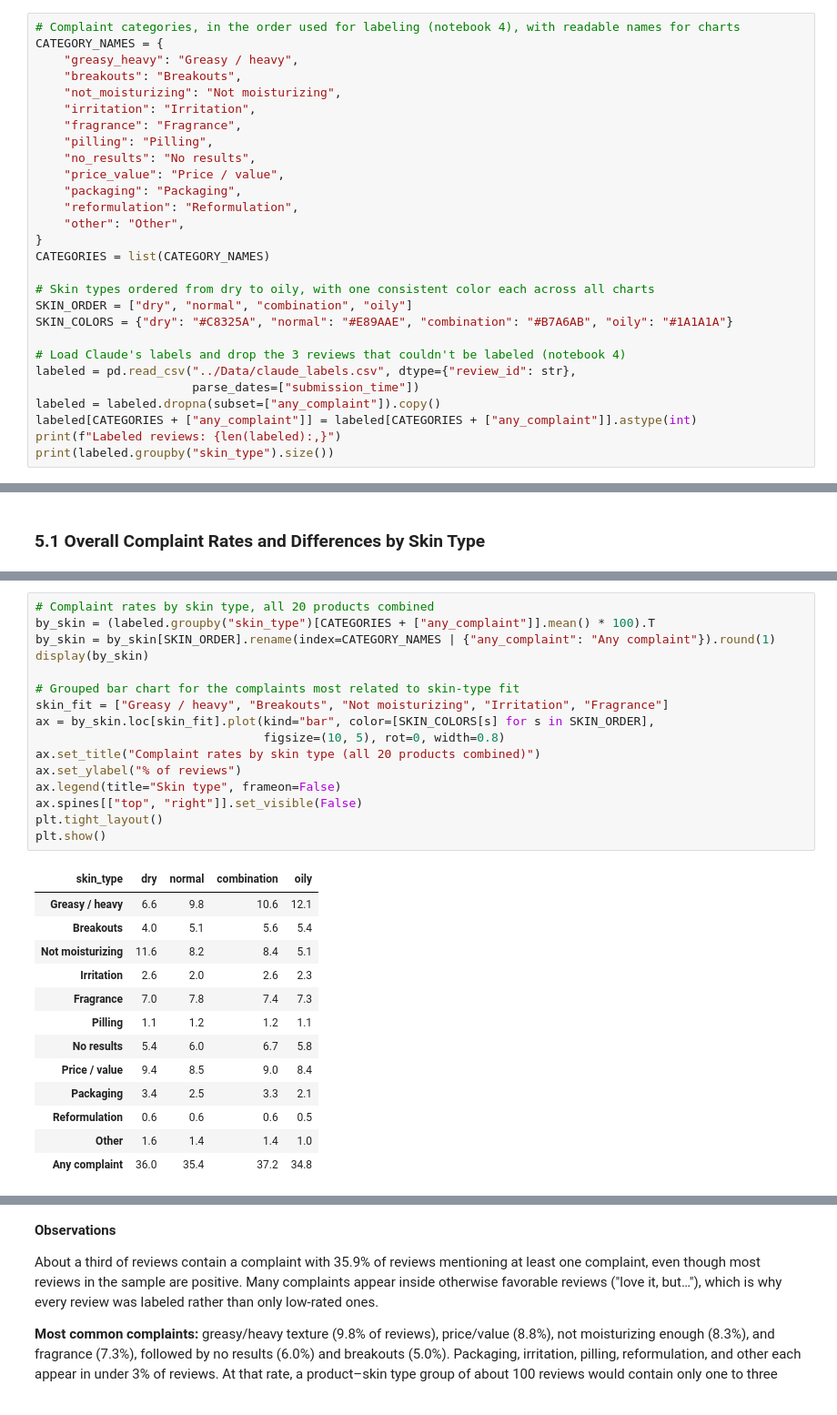
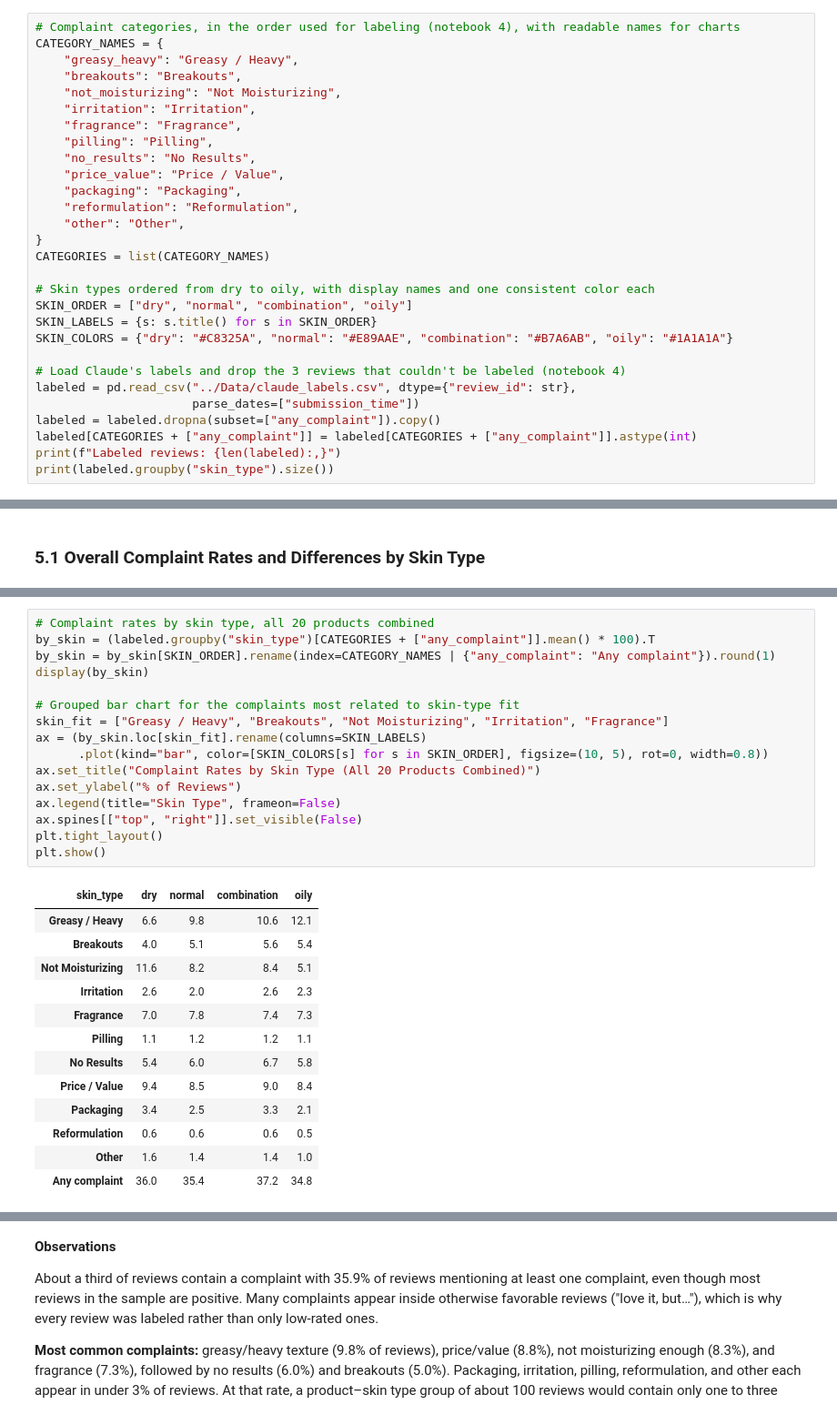
Before and after one commit to Neha-Ko/CDA-Course-Project, a Jupyter notebook: Notebooks/5_Final_Report.ipynb, the cells around one changed output, grey strips where cells are left out. Shown at 91% size. Saved outputs shown, nothing was run; the diff lists cells and outputs as text.

```diff
--- a/Notebooks/5_Final_Report.ipynb
+++ b/Notebooks/5_Final_Report.ipynb
@@ -28,22 +28,23 @@ The autoreload extension is already loaded. To reload it, use:
 # %%
 # Complaint categories, in the order used for labeling (notebook 4), with readable names for charts
 CATEGORY_NAMES = {
-    "greasy_heavy": "Greasy / heavy",
+    "greasy_heavy": "Greasy / Heavy",
     "breakouts": "Breakouts",
-    "not_moisturizing": "Not moisturizing",
+    "not_moisturizing": "Not Moisturizing",
     "irritation": "Irritation",
     "fragrance": "Fragrance",
     "pilling": "Pilling",
-    "no_results": "No results",
-    "price_value": "Price / value",
+    "no_results": "No Results",
+    "price_value": "Price / Value",
     "packaging": "Packaging",
     "reformulation": "Reformulation",
     "other": "Other",
 }
 CATEGORIES = list(CATEGORY_NAMES)
 
-# Skin types ordered from dry to oily, with one consistent color each across all charts
+# Skin types ordered from dry to oily, with display names and one consistent color each
 SKIN_ORDER = ["dry", "normal", "combination", "oily"]
+SKIN_LABELS = {s: s.title() for s in SKIN_ORDER}
 SKIN_COLORS = {"dry": "#C8325A", "normal": "#E89AAE", "combination": "#B7A6AB", "oily": "#1A1A1A"}
 
 # Load Claude's labels and drop the 3 reviews that couldn't be labeled (notebook 4)
@@ -97,29 +98,29 @@ Reviews with at least one complaint: 35.9%
 # %%
 # Complaint rates by skin type, all 20 products combined
 by_skin = (labeled.groupby("skin_type")[CATEGORIES + ["any_complaint"]].mean() * 100).T
 by_skin = by_skin[SKIN_ORDER].rename(index=CATEGORY_NAMES | {"any_complaint": "Any complaint"}).round(1)
 display(by_skin)
 
 # Grouped bar chart for the complaints most related to skin-type fit
-skin_fit = ["Greasy / heavy", "Breakouts", "Not moisturizing", "Irritation", "Fragrance"]
-ax = by_skin.loc[skin_fit].plot(kind="bar", color=[SKIN_COLORS[s] for s in SKIN_ORDER],
-                                figsize=(10, 5), rot=0, width=0.8)
-ax.set_title("Complaint rates by skin type (all 20 products combined)")
-ax.set_ylabel("% of reviews")
-ax.legend(title="Skin type", frameon=False)
+skin_fit = ["Greasy / Heavy", "Breakouts", "Not Moisturizing", "Irritation", "Fragrance"]
+ax = (by_skin.loc[skin_fit].rename(columns=SKIN_LABELS)
+      .plot(kind="bar", color=[SKIN_COLORS[s] for s in SKIN_ORDER], figsize=(10, 5), rot=0, width=0.8))
+ax.set_title("Complaint Rates by Skin Type (All 20 Products Combined)")
+ax.set_ylabel("% of Reviews")
+ax.legend(title="Skin Type", frameon=False)
 ax.spines[["top", "right"]].set_visible(False)
 plt.tight_layout()
 plt.show()
 # %% [output]
 | skin_type | dry | normal | combination | oily |
-| Greasy / heavy | 6.6 | 9.8 | 10.6 | 12.1 |
+| Greasy / Heavy | 6.6 | 9.8 | 10.6 | 12.1 |
 | Breakouts | 4.0 | 5.1 | 5.6 | 5.4 |
-| Not moisturizing | 11.6 | 8.2 | 8.4 | 5.1 |
+| Not Moisturizing | 11.6 | 8.2 | 8.4 | 5.1 |
 | Irritation | 2.6 | 2.0 | 2.6 | 2.3 |
 | Fragrance | 7.0 | 7.8 | 7.4 | 7.3 |
 | Pilling | 1.1 | 1.2 | 1.2 | 1.1 |
-| No results | 5.4 | 6.0 | 6.7 | 5.8 |
-| Price / value | 9.4 | 8.5 | 9.0 | 8.4 |
+| No Results | 5.4 | 6.0 | 6.7 | 5.8 |
+| Price / Value | 9.4 | 8.5 | 9.0 | 8.4 |
 | Packaging | 3.4 | 2.5 | 3.3 | 2.1 |
 | Reformulation | 0.6 | 0.6 | 0.6 | 0.5 |
 | Other | 1.6 | 1.4 | 1.4 | 1.0 |
```
Also changed, not shown: parts of 6 cells of this notebook.
